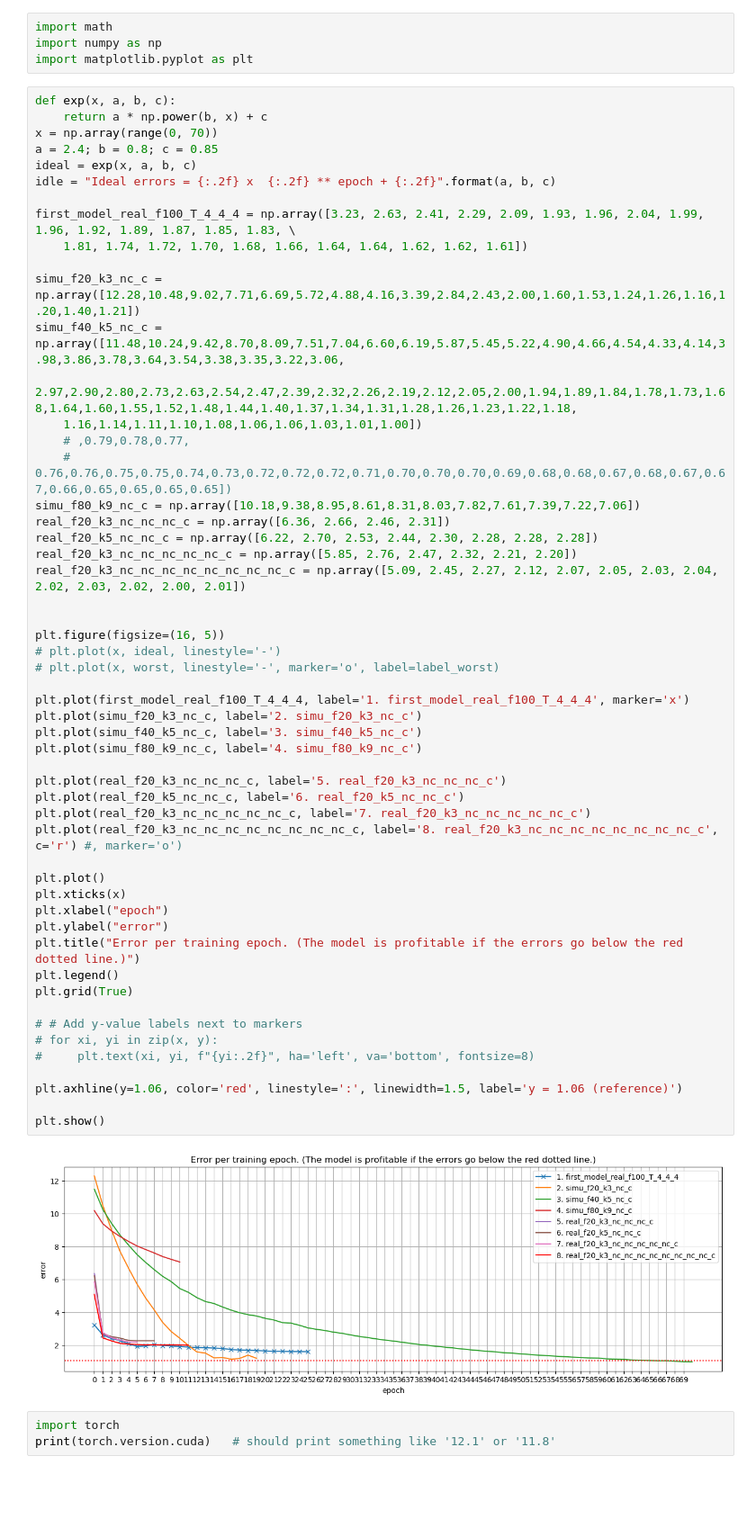
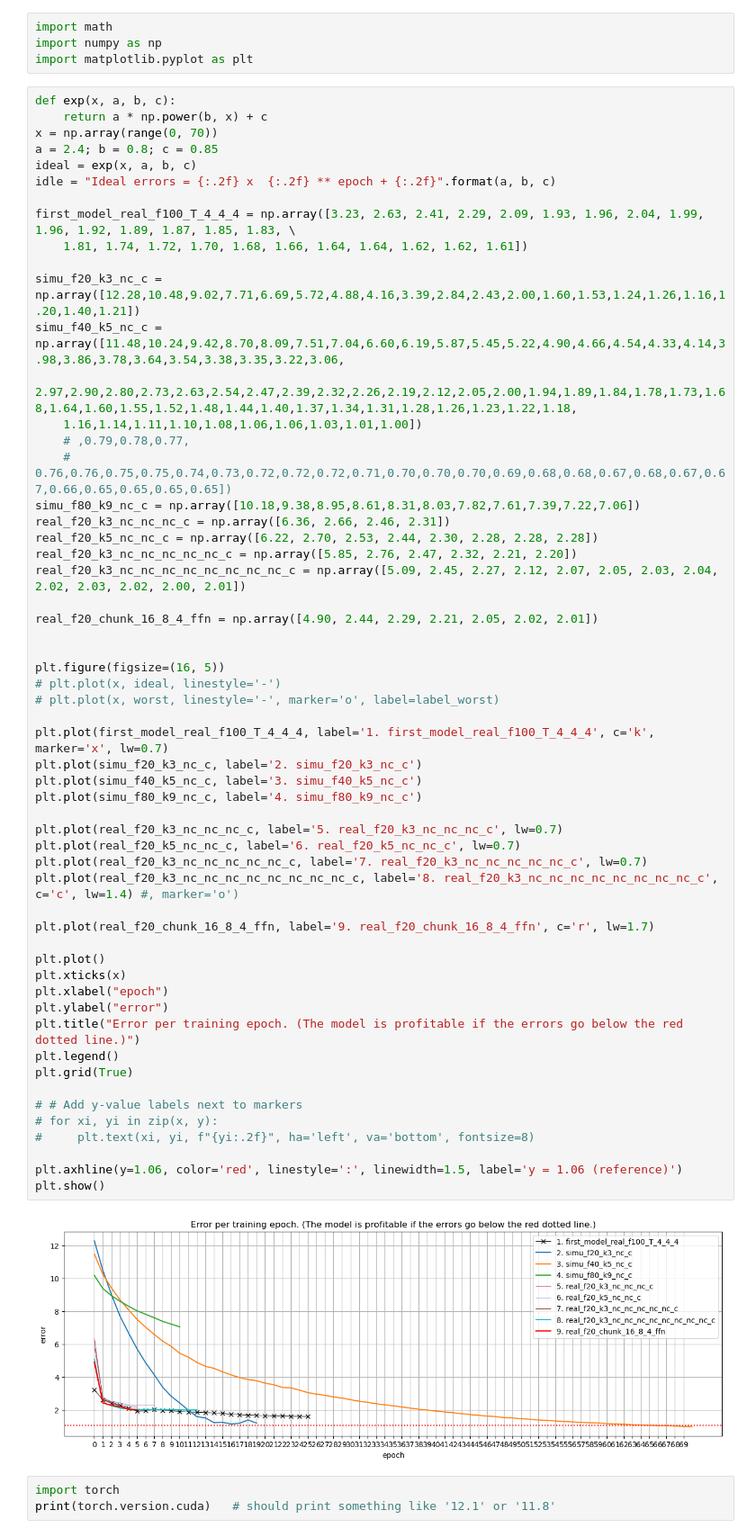
Before and after one commit to MachineLearningMike/Zeus2026, a Jupyter notebook: research/test01.ipynb, the cells around one changed output. Shown: that part at 90% size. Drawn from its saved outputs; the diff is of its cells as text; blank space fills up the shorter version.

```diff
--- a/research/test01.ipynb
+++ b/research/test01.ipynb
@@ -34,40 +34,43 @@ simu_f80_k9_nc_c = np.array([10.18,9.38,8.95,8.61,8.31,8.03,7.82,7.61,7.39,7.22,
 real_f20_k3_nc_nc_nc_c = np.array([6.36, 2.66, 2.46, 2.31])
 real_f20_k5_nc_nc_c = np.array([6.22, 2.70, 2.53, 2.44, 2.30, 2.28, 2.28, 2.28])
 real_f20_k3_nc_nc_nc_nc_nc_c = np.array([5.85, 2.76, 2.47, 2.32, 2.21, 2.20])
 real_f20_k3_nc_nc_nc_nc_nc_nc_nc_nc_c = np.array([5.09, 2.45, 2.27, 2.12, 2.07, 2.05, 2.03, 2.04, 2.02, 2.03, 2.02, 2.00, 2.01])
 
+real_f20_chunk_16_8_4_ffn = np.array([4.90, 2.44, 2.29, 2.21, 2.05, 2.02, 2.01])
+
 
 plt.figure(figsize=(16, 5))
 # plt.plot(x, ideal, linestyle='-')
 # plt.plot(x, worst, linestyle='-', marker='o', label=label_worst)
 
-plt.plot(first_model_real_f100_T_4_4_4, label='1. first_model_real_f100_T_4_4_4', marker='x')
+plt.plot(first_model_real_f100_T_4_4_4, label='1. first_model_real_f100_T_4_4_4', c='k', marker='x', lw=0.7)
 plt.plot(simu_f20_k3_nc_c, label='2. simu_f20_k3_nc_c')
 plt.plot(simu_f40_k5_nc_c, label='3. simu_f40_k5_nc_c')
 plt.plot(simu_f80_k9_nc_c, label='4. simu_f80_k9_nc_c')
 
-plt.plot(real_f20_k3_nc_nc_nc_c, label='5. real_f20_k3_nc_nc_nc_c')
-plt.plot(real_f20_k5_nc_nc_c, label='6. real_f20_k5_nc_nc_c')
-plt.plot(real_f20_k3_nc_nc_nc_nc_nc_c, label='7. real_f20_k3_nc_nc_nc_nc_nc_c')
-plt.plot(real_f20_k3_nc_nc_nc_nc_nc_nc_nc_nc_c, label='8. real_f20_k3_nc_nc_nc_nc_nc_nc_nc_nc_c', c='r') #, marker='o')
+plt.plot(real_f20_k3_nc_nc_nc_c, label='5. real_f20_k3_nc_nc_nc_c', lw=0.7)
+plt.plot(real_f20_k5_nc_nc_c, label='6. real_f20_k5_nc_nc_c', lw=0.7)
+plt.plot(real_f20_k3_nc_nc_nc_nc_nc_c, label='7. real_f20_k3_nc_nc_nc_nc_nc_c', lw=0.7)
+plt.plot(real_f20_k3_nc_nc_nc_nc_nc_nc_nc_nc_c, label='8. real_f20_k3_nc_nc_nc_nc_nc_nc_nc_nc_c', c='c', lw=1.4) #, marker='o')
+
+plt.plot(real_f20_chunk_16_8_4_ffn, label='9. real_f20_chunk_16_8_4_ffn', c='r', lw=1.7)
 
 plt.plot()
 plt.xticks(x)
 plt.xlabel("epoch")
 plt.ylabel("error")
 plt.title("Error per training epoch. (The model is profitable if the errors go below the red dotted line.)")
 plt.legend()
 plt.grid(True)
 
 # # Add y-value labels next to markers
 # for xi, yi in zip(x, y):
 #     plt.text(xi, yi, f"{yi:.2f}", ha='left', va='bottom', fontsize=8)
 
 plt.axhline(y=1.06, color='red', linestyle=':', linewidth=1.5, label='y = 1.06 (reference)')
-
 plt.show()
 # %% [output]
-[figure, old version]
+[figure, new version]
 # %%
 import torch
 print(torch.version.cuda)   # should print something like '12.1' or '11.8'
```
Also changed, not shown: 12 other files.
